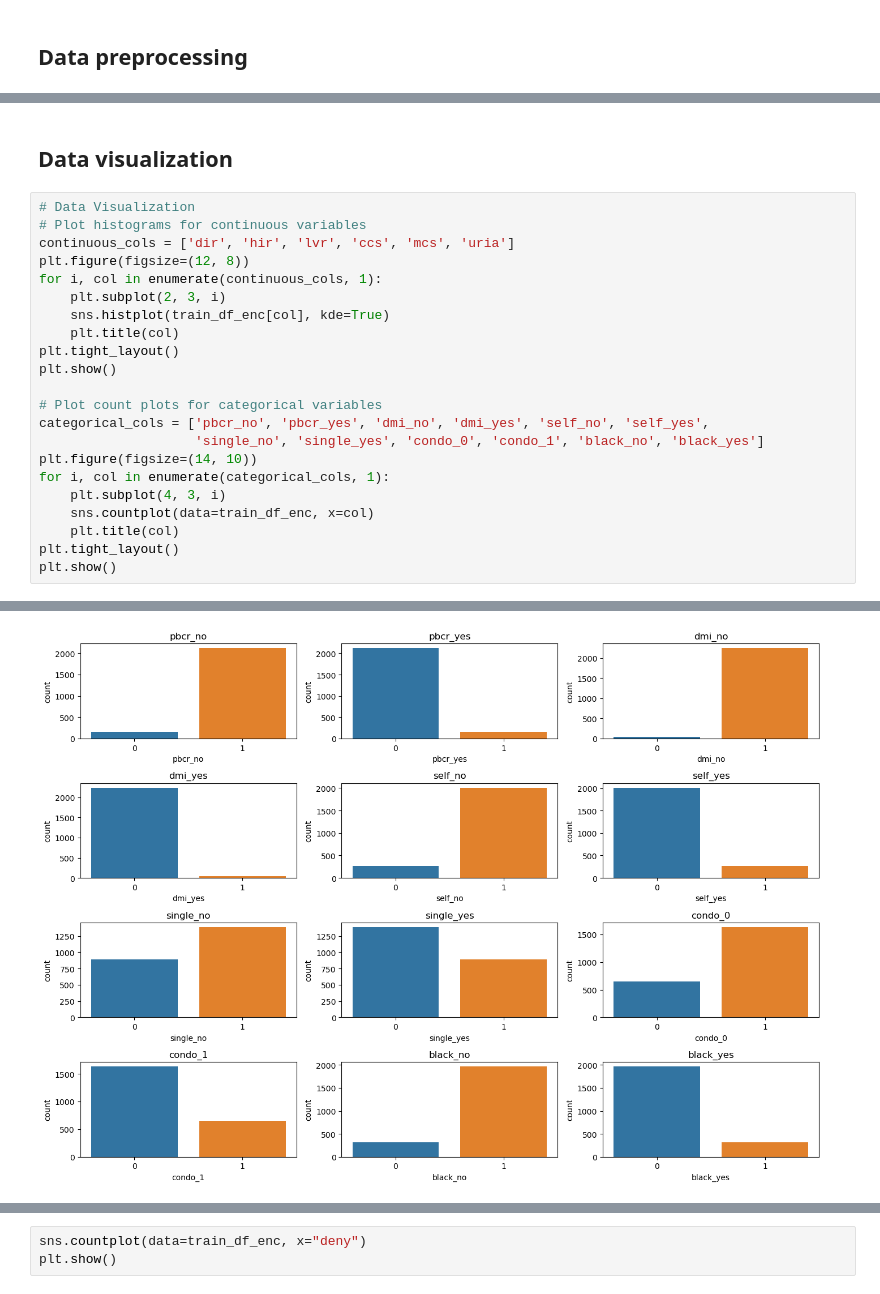
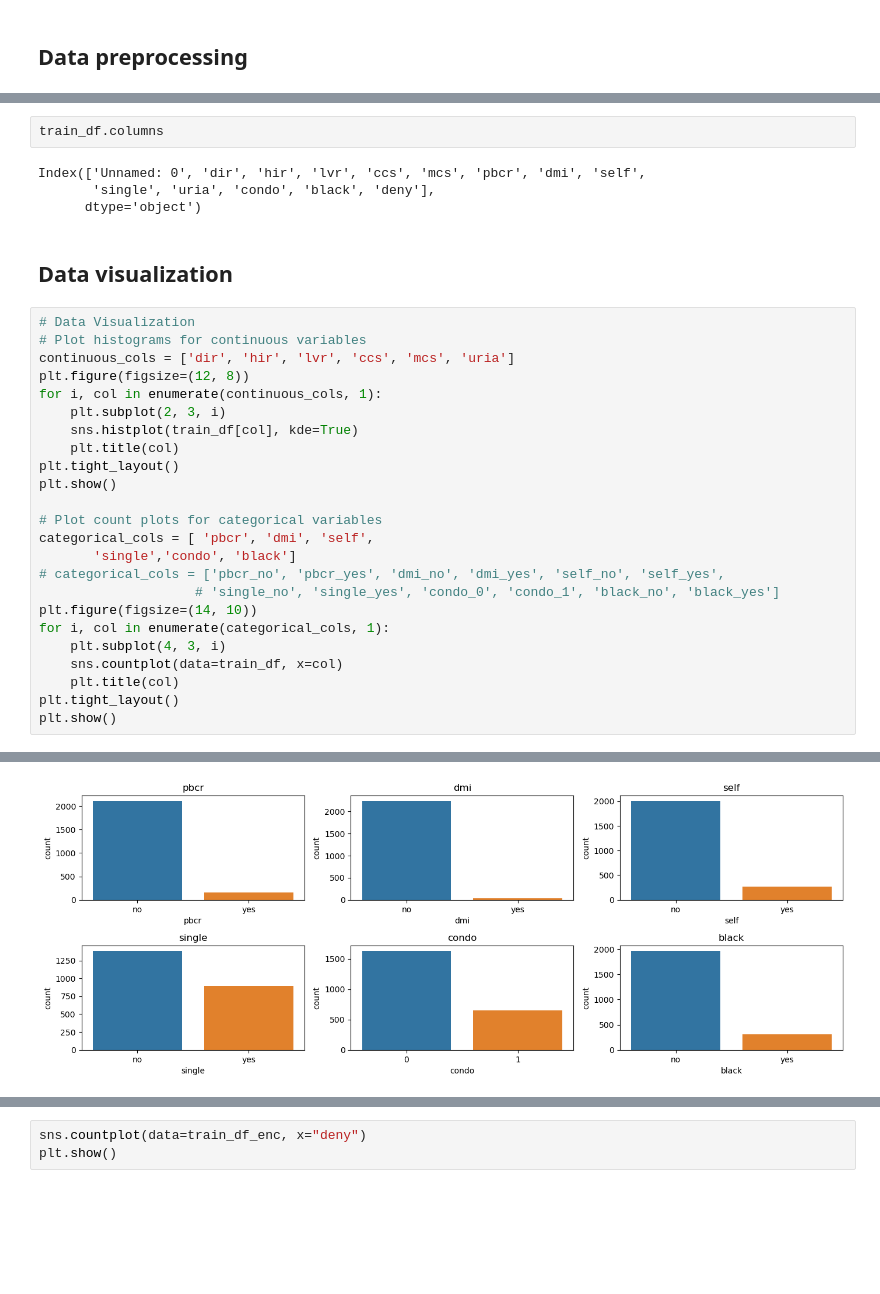
Before and after one commit to nina-prog/prac-smart-data-analytics, a Jupyter notebook: notebooks/exercise-01/hdma.ipynb, the cells around one changed output, grey strips where cells are left out. Cells and saved outputs as stored; diff of their text form; blank space fills up the shorter version.

```diff
--- a/notebooks/exercise-01/hdma.ipynb
+++ b/notebooks/exercise-01/hdma.ipynb
@@ -170,3 +145,9 @@ None
+# %%
+train_df.columns
+# %% [output]
+Index(['Unnamed: 0', 'dir', 'hir', 'lvr', 'ccs', 'mcs', 'pbcr', 'dmi', 'self',
+       'single', 'uria', 'condo', 'black', 'deny'],
+      dtype='object')
 # %% [markdown]
 ## Data visualization
 # %%
@@ -176,18 +157,20 @@ continuous_cols = ['dir', 'hir', 'lvr', 'ccs', 'mcs', 'uria']
 plt.figure(figsize=(12, 8))
 for i, col in enumerate(continuous_cols, 1):
     plt.subplot(2, 3, i)
-    sns.histplot(train_df_enc[col], kde=True)
+    sns.histplot(train_df[col], kde=True)
     plt.title(col)
 plt.tight_layout()
 plt.show()
 
 # Plot count plots for categorical variables
-categorical_cols = ['pbcr_no', 'pbcr_yes', 'dmi_no', 'dmi_yes', 'self_no', 'self_yes',
-                    'single_no', 'single_yes', 'condo_0', 'condo_1', 'black_no', 'black_yes']
+categorical_cols = [ 'pbcr', 'dmi', 'self',
+       'single','condo', 'black']
+# categorical_cols = ['pbcr_no', 'pbcr_yes', 'dmi_no', 'dmi_yes', 'self_no', 'self_yes',
+                    # 'single_no', 'single_yes', 'condo_0', 'condo_1', 'black_no', 'black_yes']
 plt.figure(figsize=(14, 10))
 for i, col in enumerate(categorical_cols, 1):
     plt.subplot(4, 3, i)
-    sns.countplot(data=train_df_enc, x=col)
+    sns.countplot(data=train_df, x=col)
     plt.title(col)
 plt.tight_layout()
 plt.show()
@@ -196,2 +179,2 @@ plt.show()
-[figure, old version]
+[figure, new version]
 # %%
```
Also changed, not shown: parts of 26 cells of this notebook, 19 other files.
